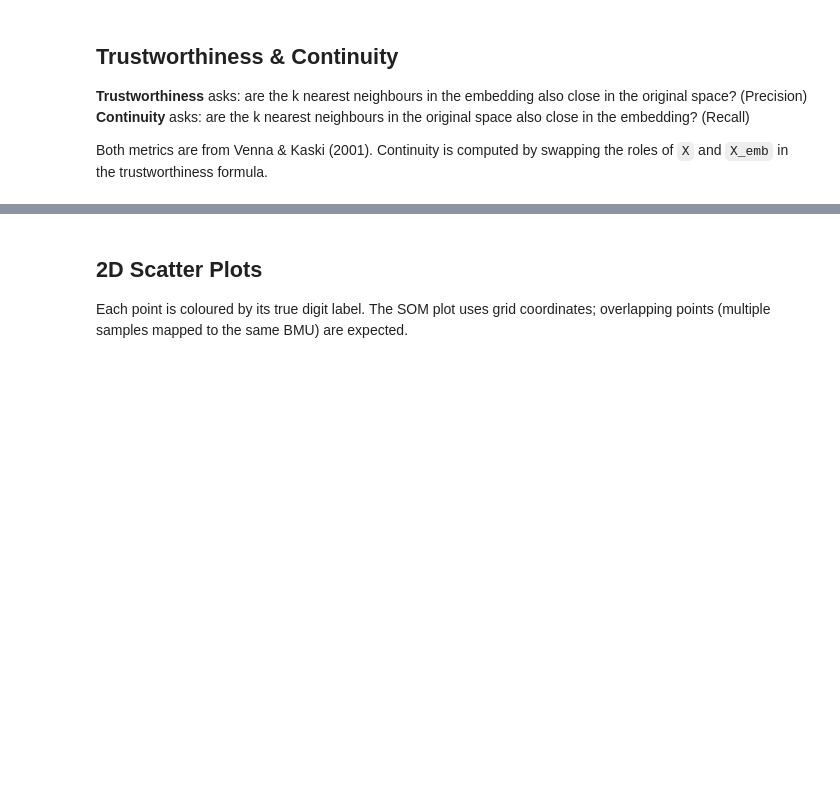
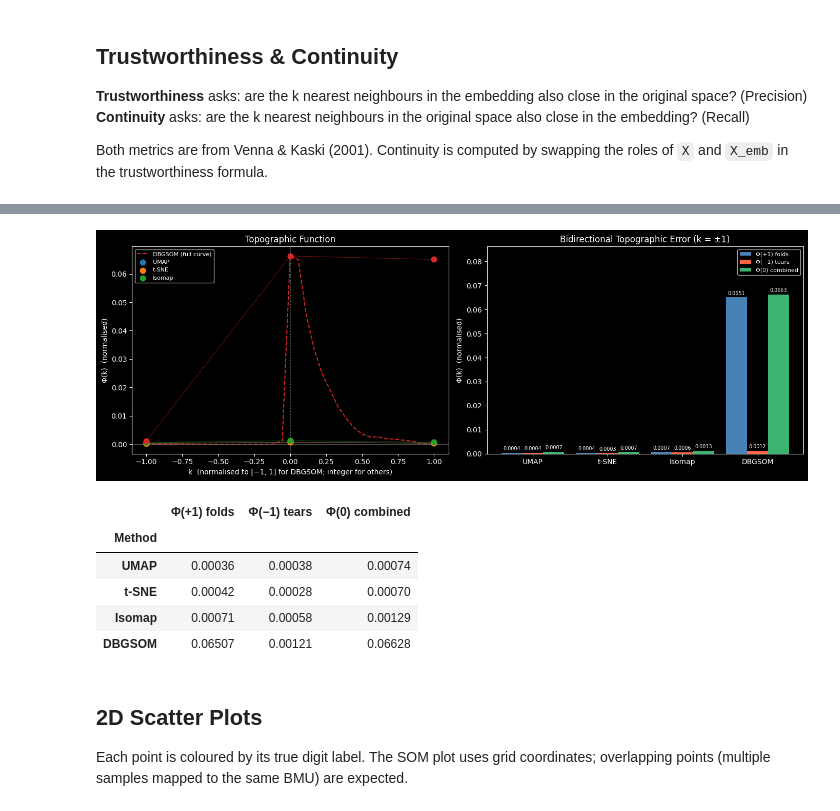
Before and after one commit to SandroMartens/DBGSOM, a Jupyter notebook: examples/manifold_comparison.ipynb, the cells around one changed output, grey strips where cells are left out. Saved outputs shown, nothing was run; the diff lists cells and outputs as text; code cells hidden in the pictures; blank space fills up the shorter version.

```diff
--- a/examples/manifold_comparison.ipynb
+++ b/examples/manifold_comparison.ipynb
@@ -166,3 +261,81 @@ SOM→UMAP   0.9662   0.9289    0.9629    0.9200    0.9576    0.9093
+# %%
+fig, axes = plt.subplots(1, 2, figsize=(14, 5))
+palette = sns.color_palette("tab10", 4)
+method_colors = dict(zip(["UMAP", "t-SNE", "Isomap", "DBGSOM"], palette))
+
+# --- Panel 1: SOM Φ(k) curve + k=±1 markers for all methods ---
+ax = axes[0]
+# SOM full curve
+ax.plot(
+    tf_som[1],
+    tf_som[0],
+    color=method_colors["DBGSOM"],
+    lw=1.5,
+    ls="--",
+    label="DBGSOM (full curve)",
+)
+# k=±1 markers for all methods
+for name, r in results.items():
+    color = method_colors[name]
+    ax.scatter(
+        [-1, 0, 1],
+        [r["te_tears"], r["te_combined"], r["te_folds"]],
+        color=color,
+        s=60,
+        zorder=5,
+        label=name if name != "DBGSOM" else None,
+    )
+    ax.plot(
+        [-1, 0, 1],
+        [r["te_tears"], r["te_combined"], r["te_folds"]],
+        color=color,
+        lw=0.8,
+        alpha=0.5,
+    )
+
+ax.axvline(0, color="gray", lw=0.8, ls=":")
+ax.axhline(0, color="gray", lw=0.5)
+ax.set_xlabel("k  (normalised to [−1, 1] for DBGSOM; integer for others)")
+ax.set_ylabel("Φ(k)  (normalised)")
+ax.set_title("Topographic Function")
+ax.legend(fontsize=8)
+
+# --- Panel 2: Grouped bar chart ---
+ax2 = axes[1]
+methods = list(results.keys())
+x = np.arange(len(methods))
+w = 0.28
+
+bars_folds = [results[m]["te_folds"] for m in methods]
+bars_tears = [results[m]["te_tears"] for m in methods]
+bars_comb = [results[m]["te_combined"] for m in methods]
+
+b1 = ax2.bar(x - w, bars_folds, w, label="Φ(+1) folds", color="steelblue")
+b2 = ax2.bar(x, bars_tears, w, label="Φ(−1) tears", color="tomato")
+b3 = ax2.bar(x + w, bars_comb, w, label="Φ(0) combined", color="mediumseagreen")
+
+ax2.bar_label(b1, fmt="%.4f", fontsize=7, padding=2)
+ax2.bar_label(b2, fmt="%.4f", fontsize=7, padding=2)
+ax2.bar_label(b3, fmt="%.4f", fontsize=7, padding=2)
+ax2.set_xticks(x)
+ax2.set_xticklabels(methods)
+ax2.set_ylabel("Φ(k)  (normalised)")
+ax2.set_title("Bidirectional Topographic Error (k = ±1)")
+ax2.legend(fontsize=8)
+ax2.set_ylim(0, max(bars_comb) * 1.3)
+
+plt.tight_layout()
+plt.show()
+
+df_tf
+# %% [output]
+[figure, added]
+|  | Φ(+1) folds | Φ(−1) tears | Φ(0) combined |
+| Method |  |  |  |
+| UMAP | 0.00036 | 0.00038 | 0.00074 |
+| t-SNE | 0.00042 | 0.00028 | 0.00070 |
+| Isomap | 0.00071 | 0.00058 | 0.00129 |
+| DBGSOM | 0.06507 | 0.00121 | 0.06628 |
 # %% [markdown]
 ## 2D Scatter Plots
 
```
Also changed, not shown: parts of 9 cells of this notebook, 7 other files.
